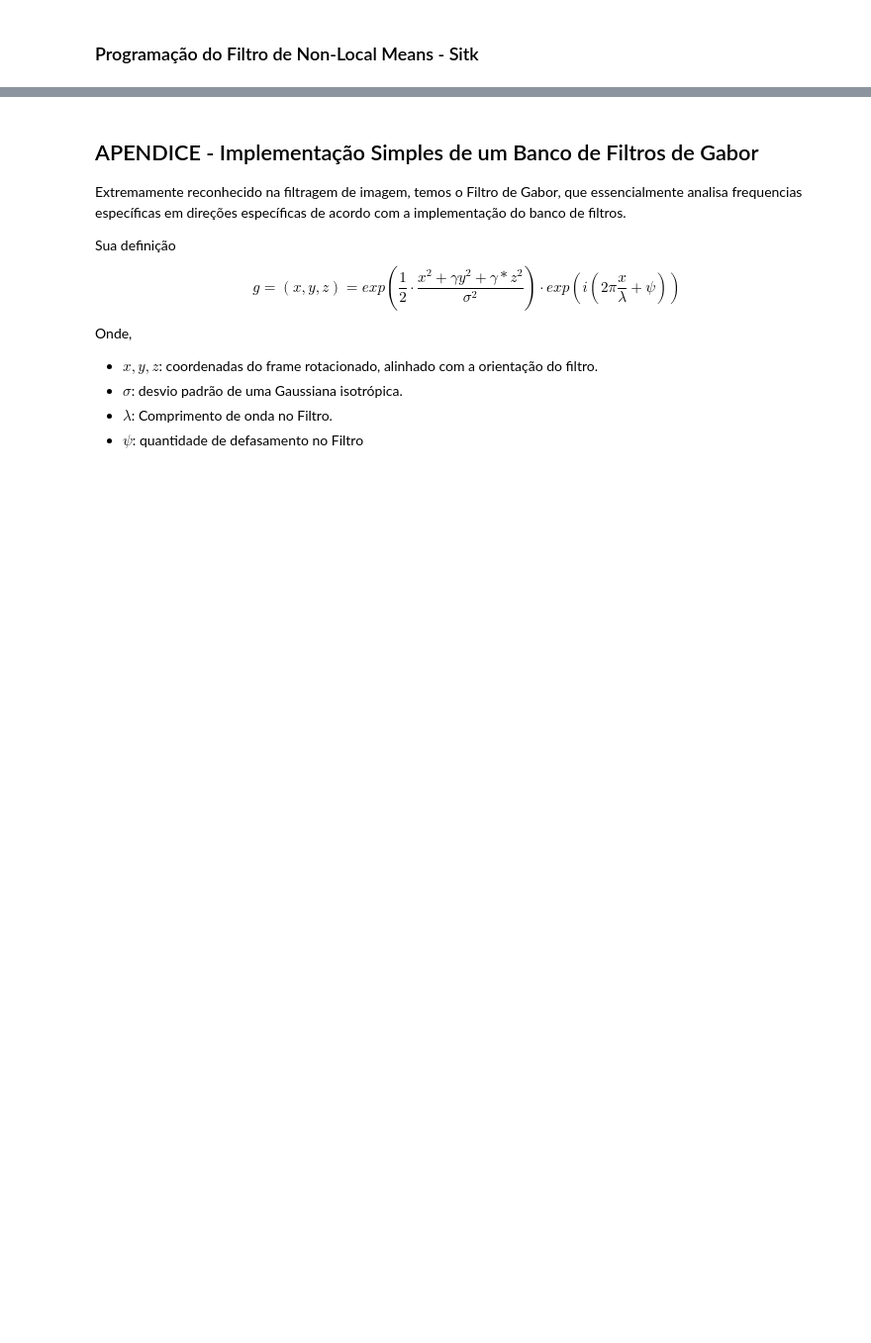
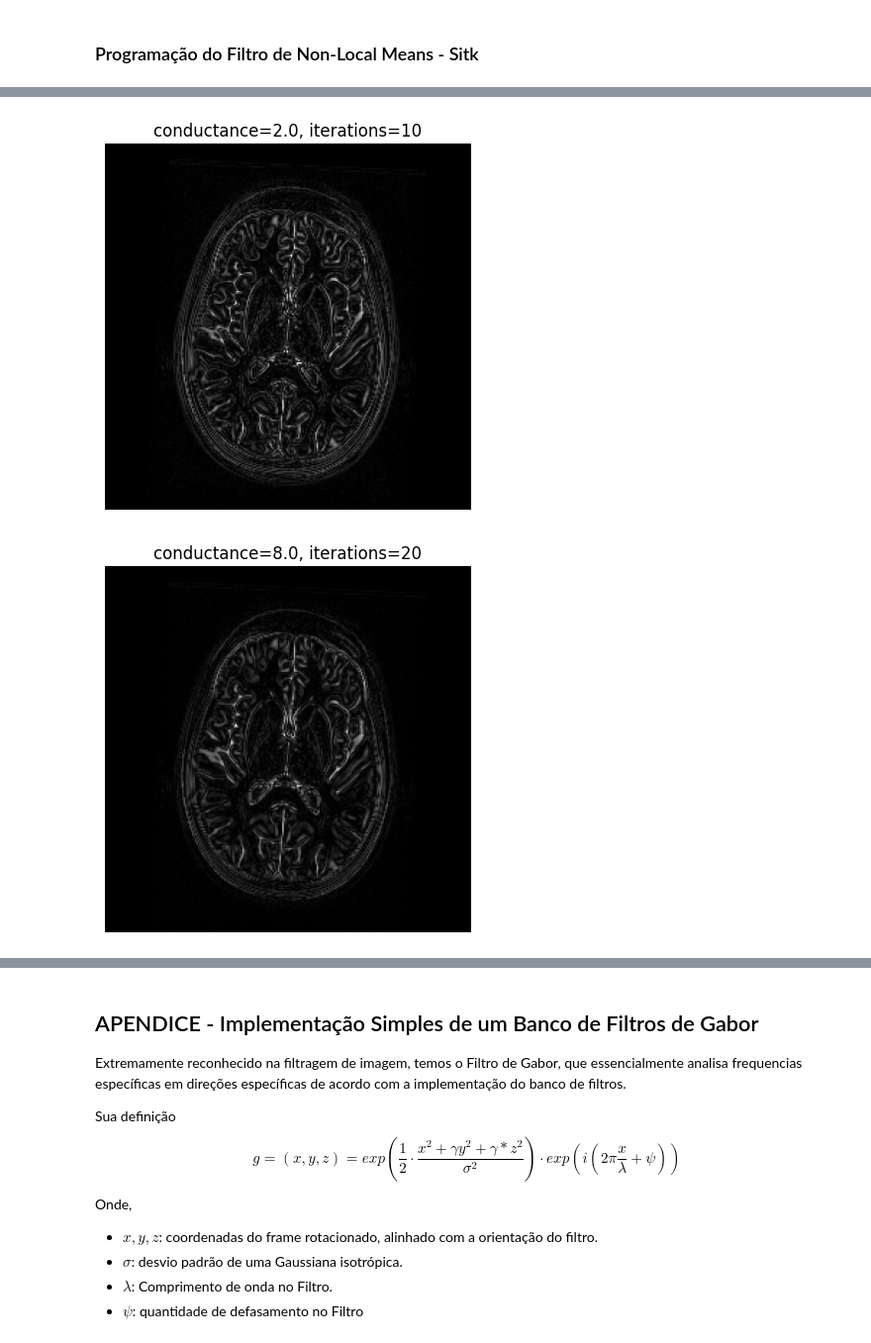
Before and after one commit to MBGustav/pdi3d-notes, a Jupyter notebook: Trabalho/Atividade-1.ipynb, the cells around one changed output, grey strips where cells are left out. Shown at 99% size. Cells and saved outputs as stored; diff of their text form; code cells hidden in the pictures; blank space fills up the shorter version.

```diff
--- a/Trabalho/Atividade-1.ipynb
+++ b/Trabalho/Atividade-1.ipynb
@@ -204,0 +323,22 @@ def volume_by_masking(reference_image, mask_img, label=None):
+# %%
+# Calculando diferença absoluta dos filtros anisotropicos
+
+
+cast_filter = sitk.Cast(filtered_image_anisotropic, sitk.sitkFloat64)
+cast_filter_cond = sitk.Cast(filtered_image_anisotropic_2xconductance, sitk.sitkFloat64)
+cast_filter_iter = sitk.Cast(filtered_image_anisotropic_2xiterations, sitk.sitkFloat64)
+
+
+diff_anisotropic = sitk.AbsoluteValueDifference(ref, cast_filter)
+diff_anisotropic_cond = sitk.AbsoluteValueDifference(ref, cast_filter_cond)
+diff_anisotropic_iter = sitk.AbsoluteValueDifference(ref, cast_filter_iter)
+
+
+
+
+show_slice(diff_anisotropic, "conductance=2.0, iterations=10")
+show_slice(diff_anisotropic_cond, "conductance=8.0, iterations=20")
+show_slice(diff_anisotropic_iter, "conductance=2.0, iterations=60")
+# %% [output]
+[figure, added]
+[figure, added]
```
Also changed, not shown: parts of 12 cells of this notebook, 15 other files.
